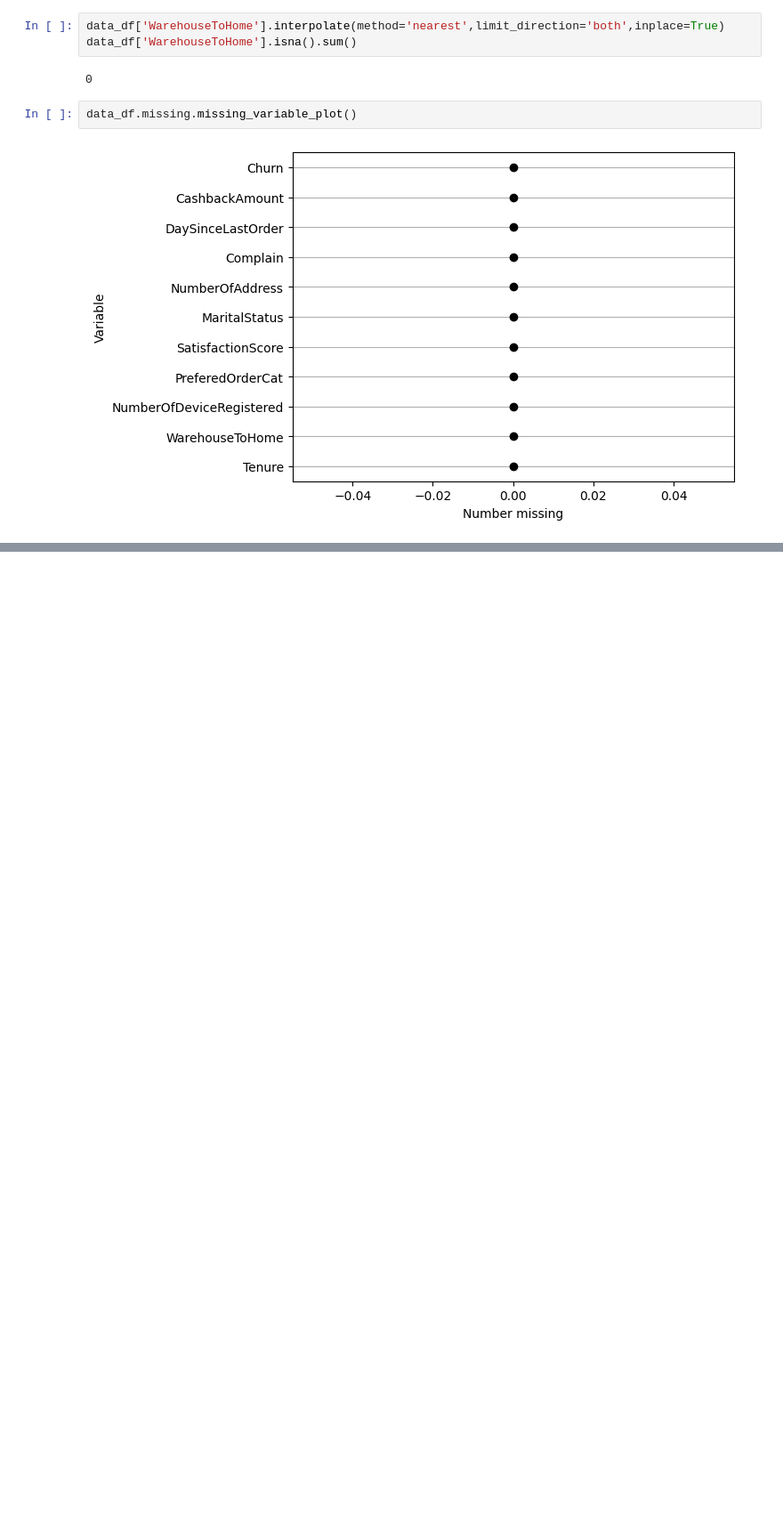
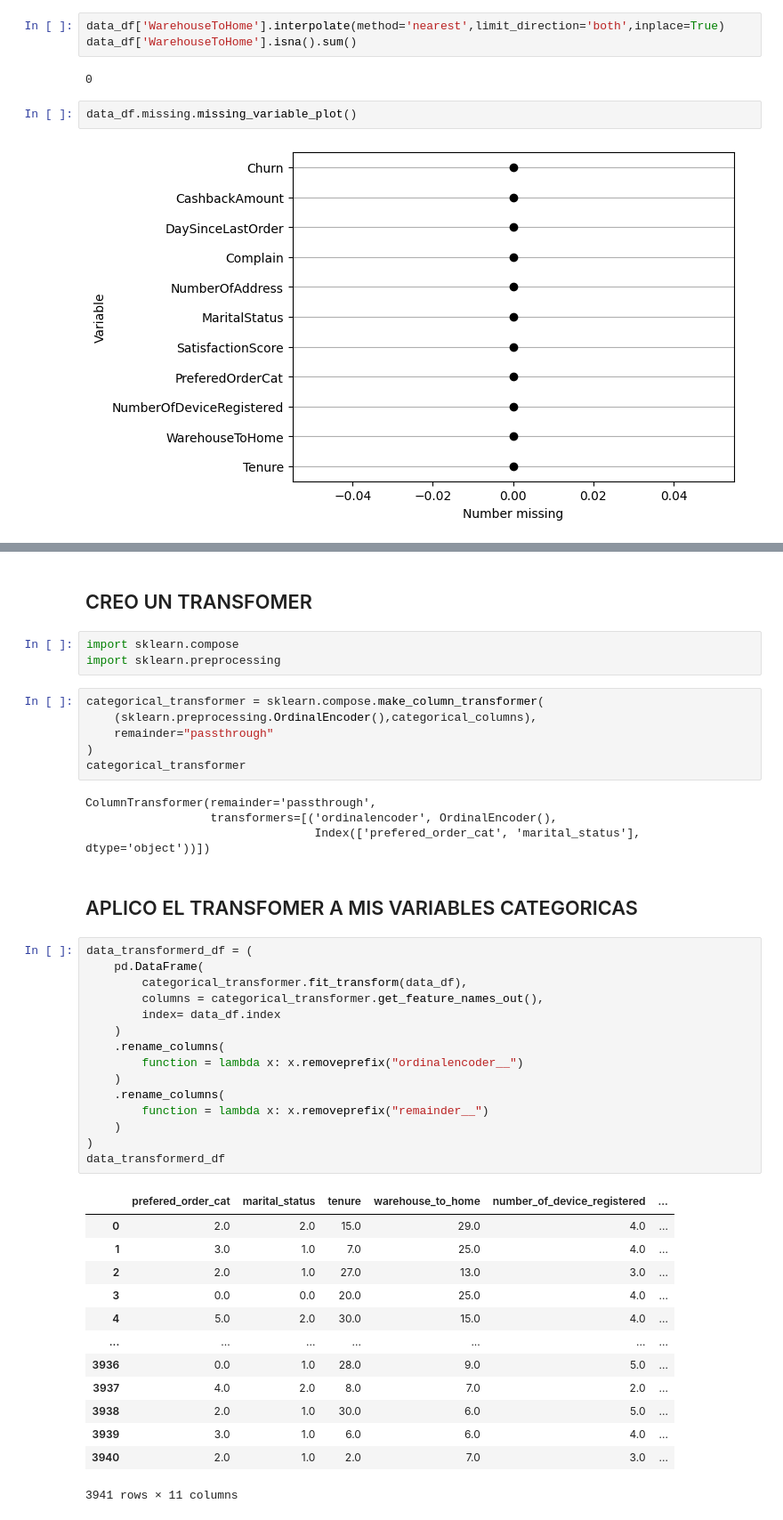
Before and after one commit to cesarmayta/BOOTCAMP_DSG1, a Jupyter notebook: trabajo_final_modulo4/TRABAJO_FINAL_MODULO_4_CESARMAYTA.ipynb, the cells around one changed output, grey strips where cells are left out. Shown at 89% size. Saved outputs shown, nothing was run; the diff lists cells and outputs as text; blank space fills up the shorter version.

```diff
--- a/trabajo_final_modulo4/TRABAJO_FINAL_MODULO_4_CESARMAYTA.ipynb
+++ b/trabajo_final_modulo4/TRABAJO_FINAL_MODULO_4_CESARMAYTA.ipynb
@@ -210,0 +283,46 @@ data_df.missing.missing_variable_plot()
+# %% [markdown]
+## CREO UN TRANSFOMER
+# %%
+import sklearn.compose
+import sklearn.preprocessing
+# %%
+categorical_transformer = sklearn.compose.make_column_transformer(
+    (sklearn.preprocessing.OrdinalEncoder(),categorical_columns),
+    remainder="passthrough"
+)
+categorical_transformer
+# %% [output]
+ColumnTransformer(remainder='passthrough',
+                  transformers=[('ordinalencoder', OrdinalEncoder(),
+                                 Index(['prefered_order_cat', 'marital_status'], dtype='object'))])
+# %% [markdown]
+## APLICO EL TRANSFOMER A MIS VARIABLES CATEGORICAS
+# %%
+data_transformerd_df = (
+    pd.DataFrame(
+        categorical_transformer.fit_transform(data_df),
+        columns = categorical_transformer.get_feature_names_out(),
+        index= data_df.index
+    )
+    .rename_columns(
+        function = lambda x: x.removeprefix("ordinalencoder__")
+    )
+    .rename_columns(
+        function = lambda x: x.removeprefix("remainder__")
+    )
+)
+data_transformerd_df
+# %% [output]
+|  | prefered_order_cat | marital_status | tenure | warehouse_to_home | number_of_device_registered | ... |
+| 0 | 2.0 | 2.0 | 15.0 | 29.0 | 4.0 | ... |
+| 1 | 3.0 | 1.0 | 7.0 | 25.0 | 4.0 | ... |
+| 2 | 2.0 | 1.0 | 27.0 | 13.0 | 3.0 | ... |
+| 3 | 0.0 | 0.0 | 20.0 | 25.0 | 4.0 | ... |
+| 4 | 5.0 | 2.0 | 30.0 | 15.0 | 4.0 | ... |
+| ... | ... | ... | ... | ... | ... | ... |
+| 3936 | 0.0 | 1.0 | 28.0 | 9.0 | 5.0 | ... |
+| 3937 | 4.0 | 2.0 | 8.0 | 7.0 | 2.0 | ... |
+| 3938 | 2.0 | 1.0 | 30.0 | 6.0 | 5.0 | ... |
+| 3939 | 3.0 | 1.0 | 6.0 | 6.0 | 4.0 | ... |
+| 3940 | 2.0 | 1.0 | 2.0 | 7.0 | 3.0 | ... |
+3941 rows × 11 columns
```
Also changed, not shown: parts of 7 cells of this notebook.
